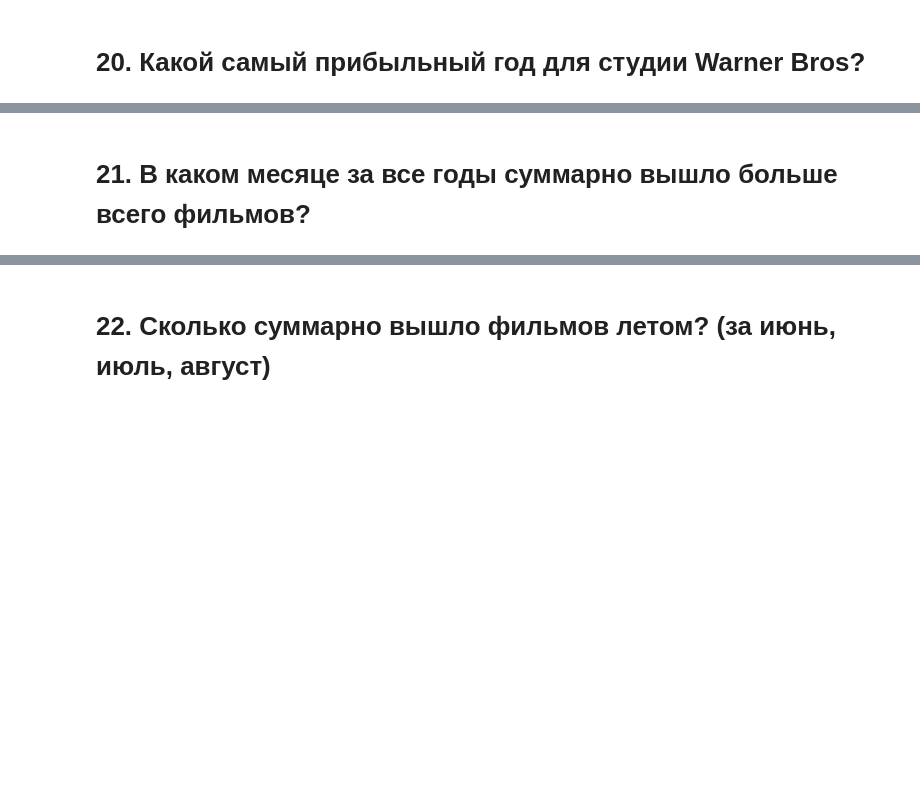
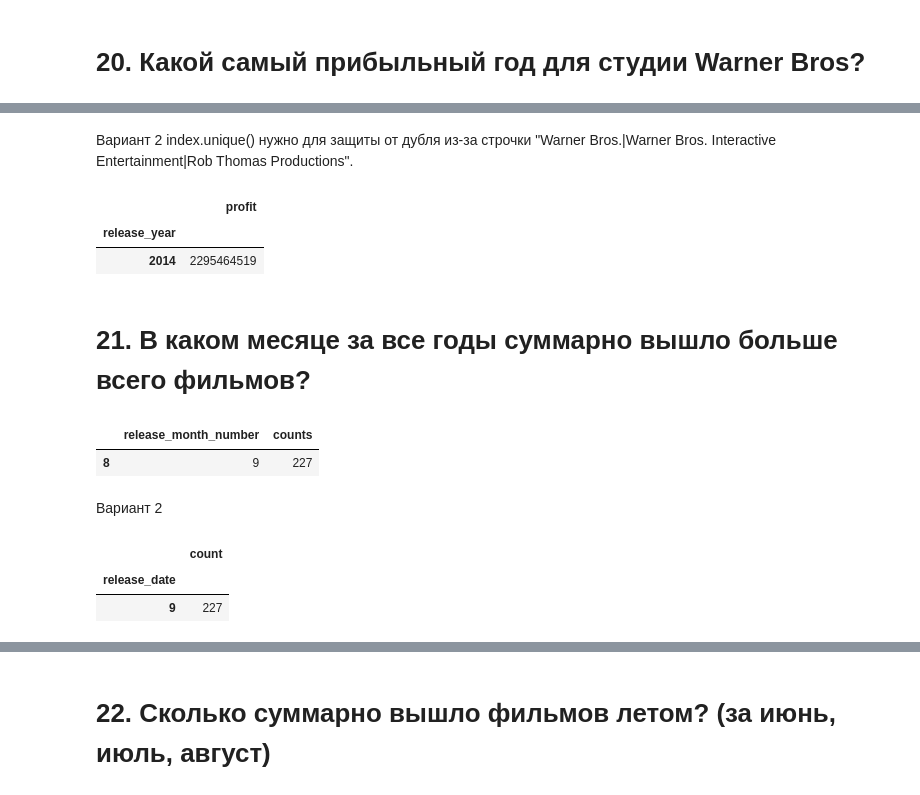
Before and after one commit to KYegres/DataScienceCourse, a Jupyter notebook: module_1/Movies_tasks.ipynb, the cells around one changed output, grey strips where cells are left out. Drawn from its saved outputs; the diff is of its cells as text; code cells hidden in the pictures; blank space fills up the shorter version.

```diff
--- a/module_1/Movies_tasks.ipynb
+++ b/module_1/Movies_tasks.ipynb
@@ -318,2 +347,14 @@ Name: genres_array, dtype: int64
+# %% [markdown]
+Вариант 2
+index.unique() нужно для защиты от дубля из-за строчки "Warner Bros.|Warner Bros. Interactive Entertainment|Rob Thomas Productions".
+# %%
+indexes = data[['production_companies_array', 'profit', 'release_year']].explode('production_companies_array').query(
+    'production_companies_array.str.contains("Warner Bros")', engine='python').index.unique()
+data.iloc[indexes][['profit', 'release_year']].groupby(
+    'release_year').sum().sort_values('profit', ascending=False).head(1)
+# %% [output]
+|  | profit |
+| release_year |  |
+| 2014 | 2295464519 |
 # %% [markdown]
 # 21. В каком месяце за все годы суммарно вышло больше всего фильмов?
@@ -319,0 +363,15 @@ Name: genres_array, dtype: int64
+# %%
+data[['release_month_number']].groupby('release_month_number').size().reset_index(
+    name='counts').sort_values('counts', ascending=False).head(1)
+# %% [output]
+|  | release_month_number | counts |
+| 8 | 9 | 227 |
+# %% [markdown]
+Вариант 2
+# %%
+data[['release_date']].groupby(data['release_date'].dt.month).agg(
+    count=('release_date', 'count')).sort_values('count', ascending=False).head(1)
+# %% [output]
+|  | count |
+| release_date |  |
+| 9 | 227 |
```
Also changed, not shown: parts of 33 cells of this notebook.
